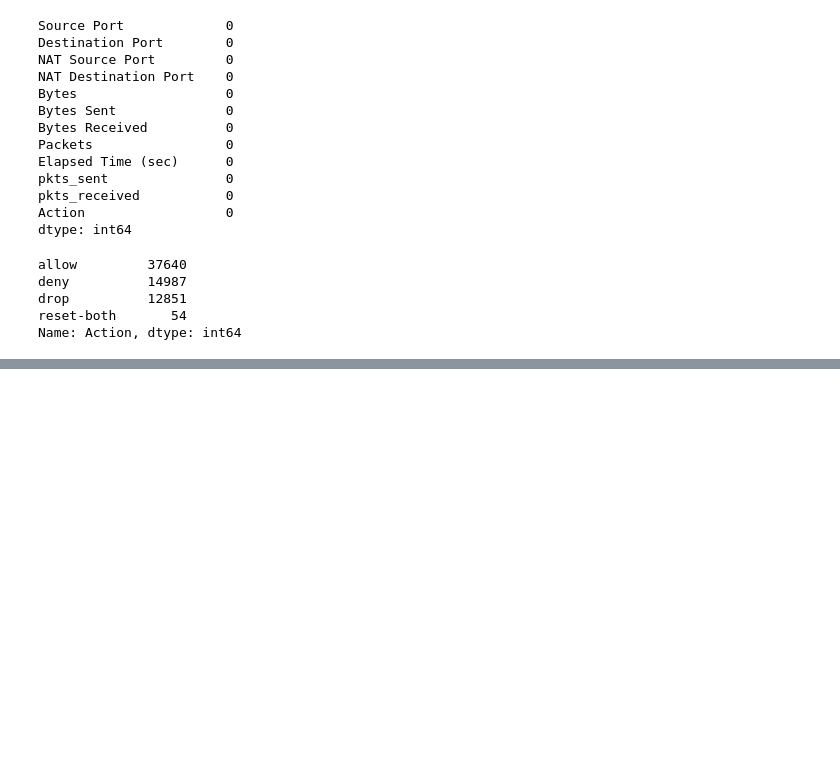
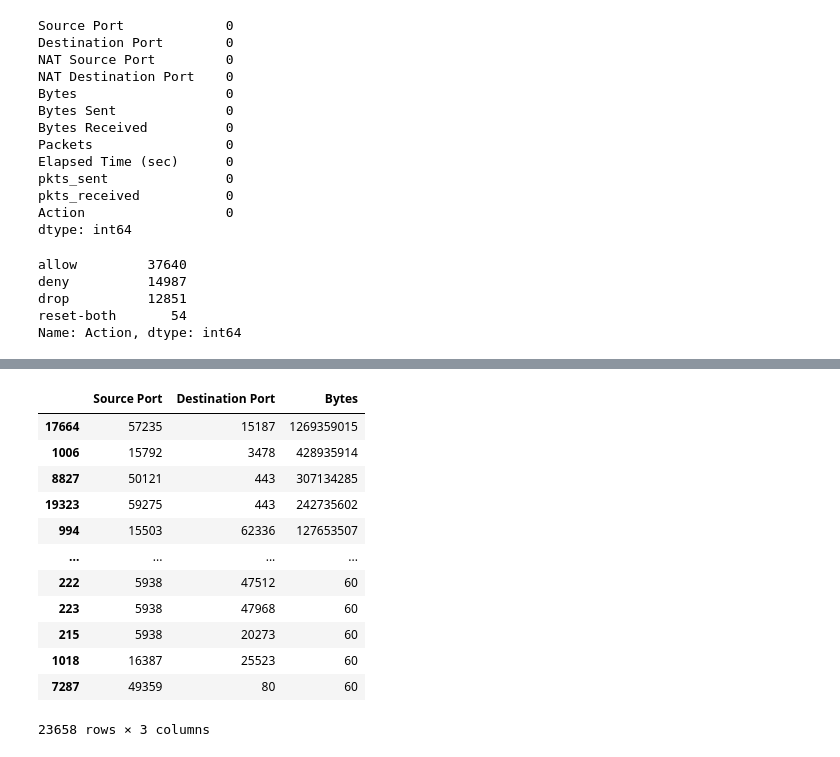
Before and after one commit to cctdoug/ML_CA1, a Jupyter notebook: ML_CA1.ipynb, the cells around one changed output, grey strips where cells are left out. Cells and saved outputs as stored; diff of their text form; code cells hidden in the pictures; blank space fills up the shorter version.

```diff
--- a/ML_CA1.ipynb
+++ b/ML_CA1.ipynb
@@ -128,0 +196,17 @@ dtype: object
+# %%
+# Analyzing traffic volume for allowed traffic
+allowed_traffic_df.groupby(['Source Port', 'Destination Port'])['Bytes'].sum().reset_index().sort_values(by='Bytes', ascending=False)
+# %% [output]
+|  | Source Port | Destination Port | Bytes |
+| 17664 | 57235 | 15187 | 1269359015 |
+| 1006 | 15792 | 3478 | 428935914 |
+| 8827 | 50121 | 443 | 307134285 |
+| 19323 | 59275 | 443 | 242735602 |
+| 994 | 15503 | 62336 | 127653507 |
+| ... | ... | ... | ... |
+| 222 | 5938 | 47512 | 60 |
+| 223 | 5938 | 47968 | 60 |
+| 215 | 5938 | 20273 | 60 |
+| 1018 | 16387 | 25523 | 60 |
+| 7287 | 49359 | 80 | 60 |
+23658 rows × 3 columns
```
Also changed, not shown: parts of 9 cells of this notebook.
